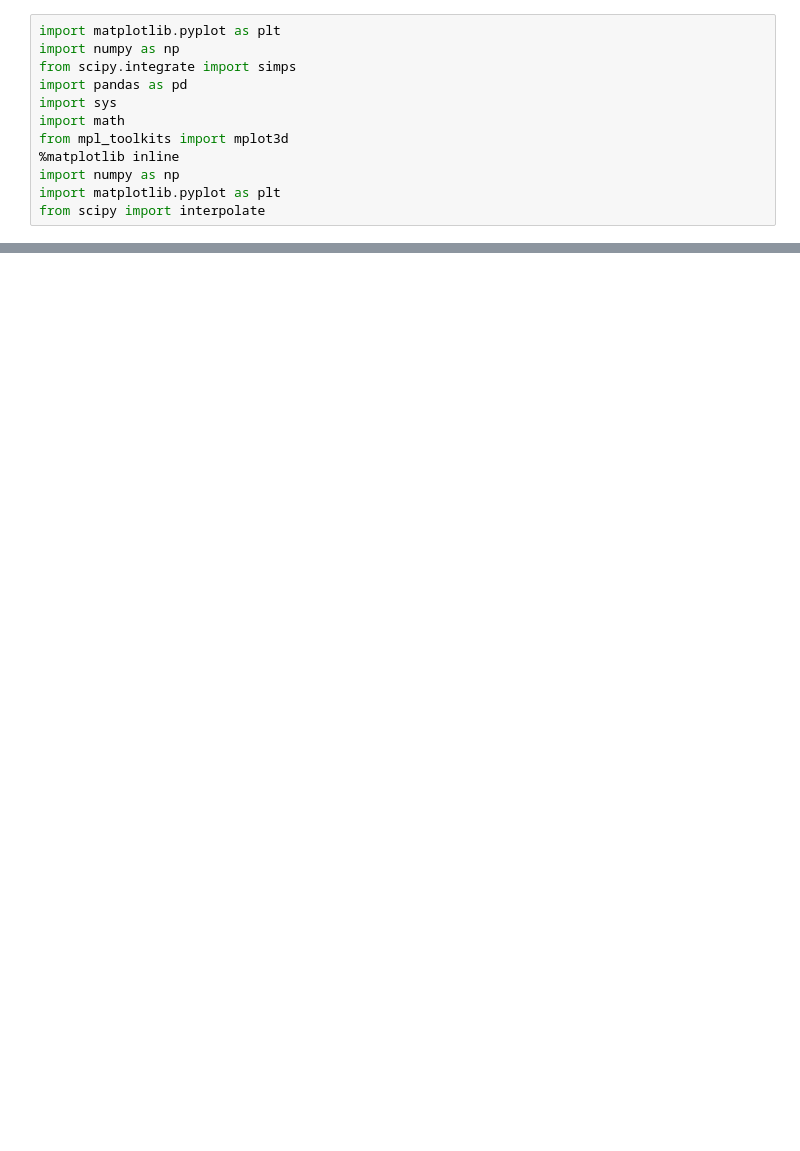
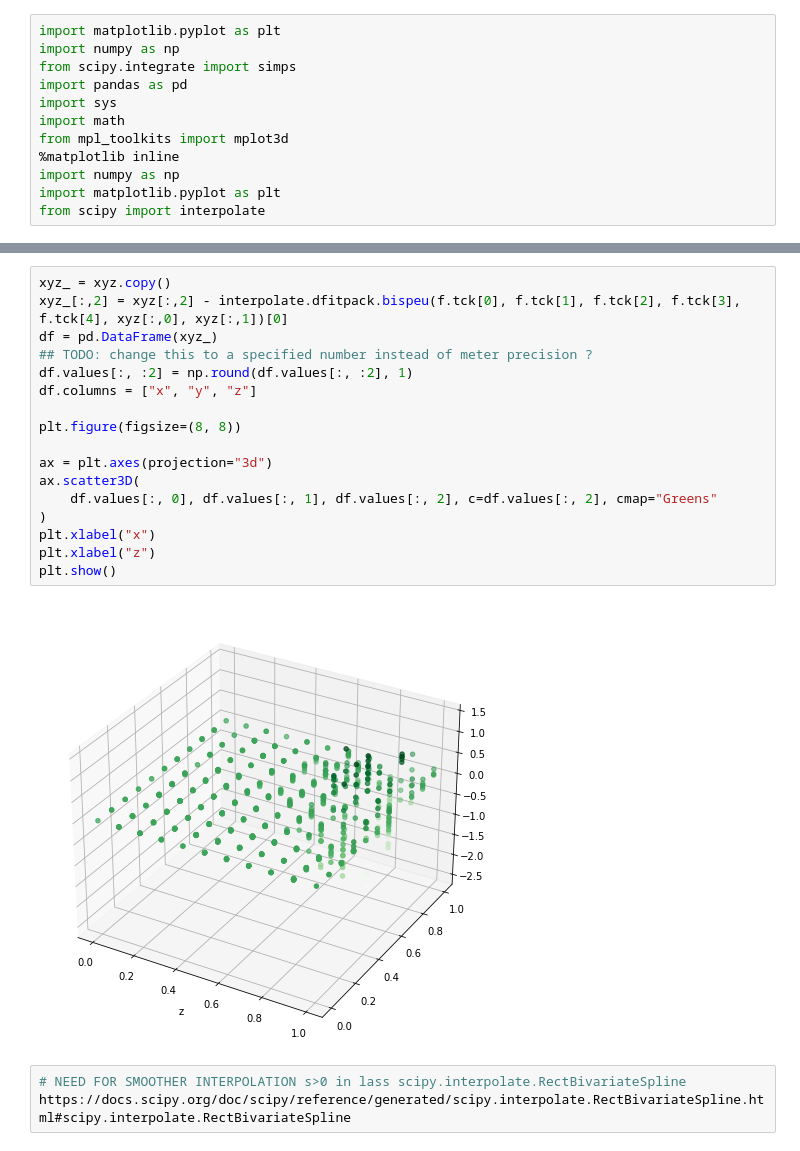
Before and after one commit to ekalinicheva/plot_vegetation_coverage, a Jupyter notebook: notebooks/approximate_DTM_creation.ipynb, the cells around one changed output, grey strips where cells are left out. Cells and saved outputs as stored; diff of their text form; blank space fills up the shorter version.

```diff
--- a/notebooks/approximate_DTM_creation.ipynb
+++ b/notebooks/approximate_DTM_creation.ipynb
@@ -62,0 +77,22 @@ ax.plot_surface(xx, yy, zz_coord);
+# %%
+xyz_ = xyz.copy()
+xyz_[:,2] = xyz[:,2] - interpolate.dfitpack.bispeu(f.tck[0], f.tck[1], f.tck[2], f.tck[3], f.tck[4], xyz[:,0], xyz[:,1])[0]
+df = pd.DataFrame(xyz_)
+## TODO: change this to a specified number instead of meter precision ?
+df.values[:, :2] = np.round(df.values[:, :2], 1)
+df.columns = ["x", "y", "z"]
+
+plt.figure(figsize=(8, 8))
+
+ax = plt.axes(projection="3d")
+ax.scatter3D(
+    df.values[:, 0], df.values[:, 1], df.values[:, 2], c=df.values[:, 2], cmap="Greens"
+)
+plt.xlabel("x")
+plt.xlabel("z")
+plt.show()
+# %% [output]
+[figure, added]
+# %%
+# NEED FOR SMOOTHER INTERPOLATION s>0 in lass scipy.interpolate.RectBivariateSpline
+https://docs.scipy.org/doc/scipy/reference/generated/scipy.interpolate.RectBivariateSpline.html#scipy.interpolate.RectBivariateSpline
```
Also changed, not shown: parts of 6 cells of this notebook, 1 other file.
